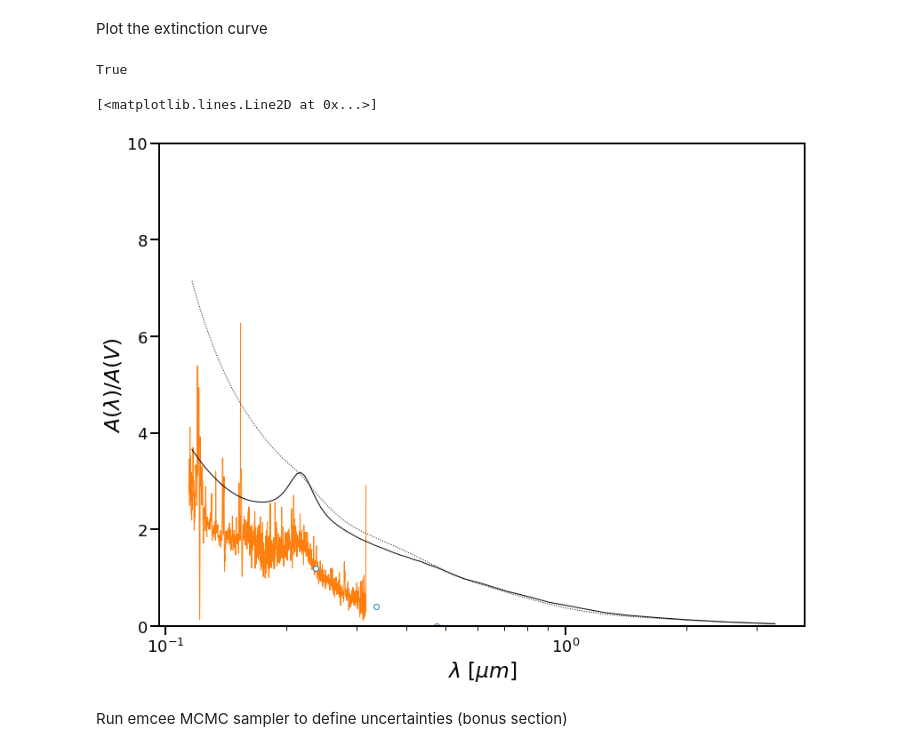
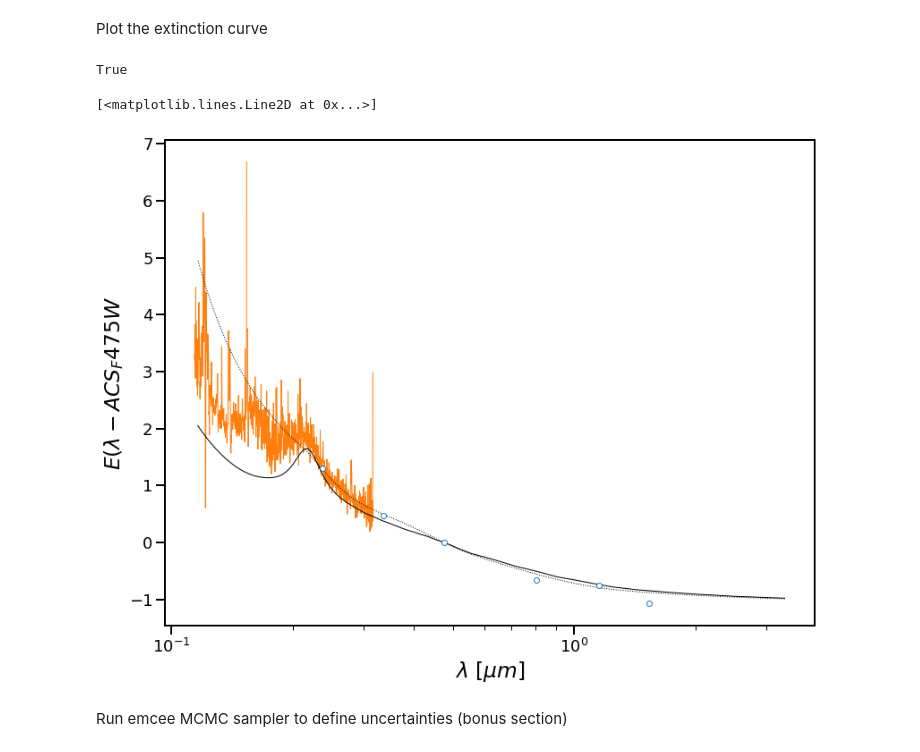
Before and after one commit to karllark/hst_m31_ext, a Jupyter notebook: notebooks/m31_test_model_fitting.ipynb, the cells around one changed output. Saved outputs shown, nothing was run; the diff lists cells and outputs as text; code cells hidden in the pictures.

Commit message:
updating extinction plot

```diff
--- a/notebooks/m31_test_model_fitting.ipynb
+++ b/notebooks/m31_test_model_fitting.ipynb
@@ -290,30 +290,34 @@ Plot the extinction curve
 # %%
 fig, ax = plt.subplots(figsize=(13, 10))
 
 # convert from E(l-V) to A(l)/A(V)
 print(extdata.type_rel_band != "V")
 extdata.columns["AV"] = (params[3], 0.0)
-extdata.trans_elv_alav()
+# extdata.trans_elv_alav()
 
 extdata.plot(ax) #, alax=True)
 ax.set_xscale("log")
 ax.set_xlabel(r"$\lambda$ [$\mu m$]", fontsize=1.3 * fontsize)
-ax.set_ylim(0.0, 10.0)
-ax.set_ylabel(r"$A(\lambda)/A(V)$", fontsize=1.3 * fontsize)
+# ax.set_ylim(0.0, 10.0)
+ax.set_ylabel(fr"$E(\lambda - {relband}$", fontsize=1.3 * fontsize)
 ax.tick_params("both", length=10, width=2, which="major")
 ax.tick_params("both", length=5, width=1, which="minor")
 
 # plot known exitnction curves
 mod_x = np.arange(0.3, 8.7, 0.1) / u.micron
 smcbar = G03_SMCBar()
-ax.plot(1.0 / mod_x, smcbar(mod_x), "k:")
+Af475wAv = smcbar(0.475 * u.micron)
+smcbar_el475w = (smcbar(mod_x) - Af475wAv) * params[3]
+ax.plot(1.0 / mod_x, smcbar_el475w, "k:")
 
 f19_rv31 = F19(Rv=3.1)
-ax.plot(1.0 / mod_x, f19_rv31(mod_x), "k-")
+Af475wAv = f19_rv31(0.475 * u.micron)
+f19_el475w = (f19_rv31(mod_x) - Af475wAv) * params[3]
+ax.plot(1.0 / mod_x, f19_el475w, "k-")
 # %% [output]
 True
 [<matplotlib.lines.Line2D at 0x...>]
-[figure, old version]
+[figure, new version]
 # %% [markdown]
 Run emcee MCMC sampler to define uncertainties (bonus section)
 # %%
```
Also changed, not shown: parts of 3 cells of this notebook.
